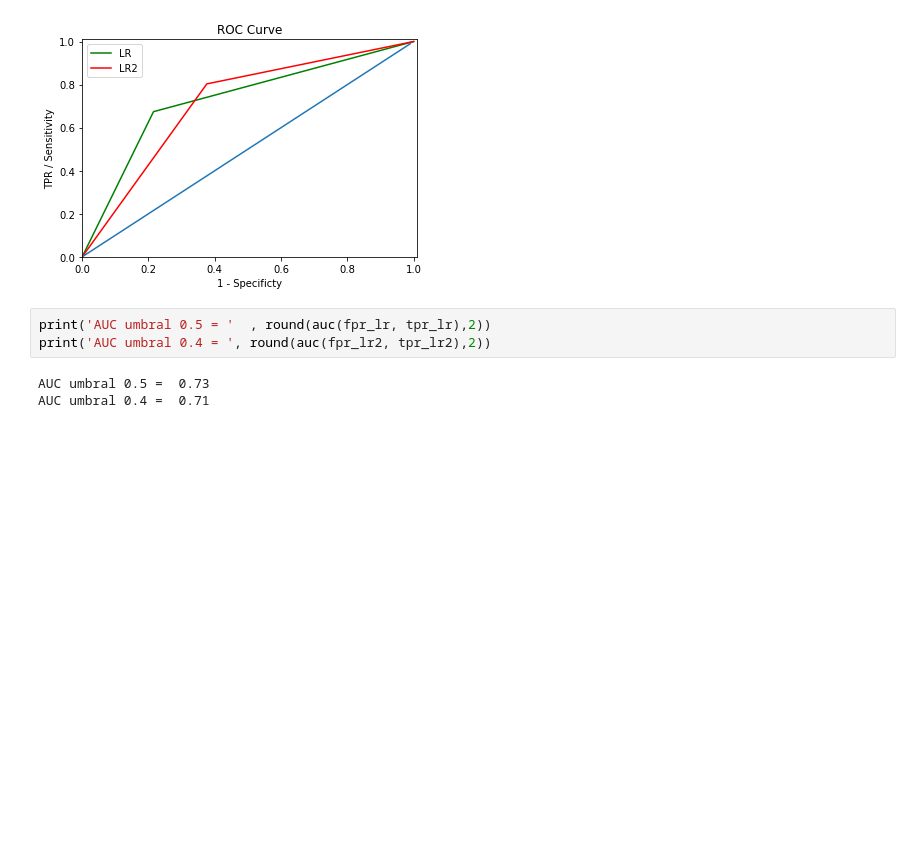
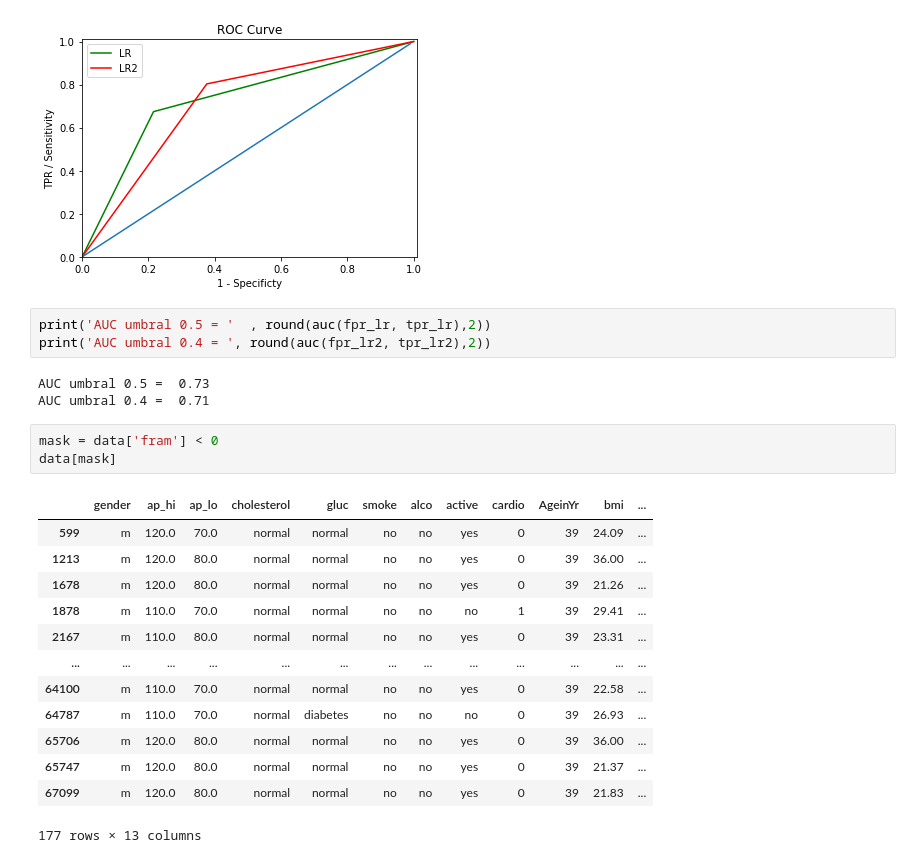
Before and after one commit to javisrv/Cardiovascular_event_prediction, a Jupyter notebook: scripts/RL.ipynb, the cells around one changed output. Drawn from its saved outputs; the diff is of its cells as text; blank space fills up the shorter version.

```diff
--- a/scripts/RL.ipynb
+++ b/scripts/RL.ipynb
@@ -293,3 +293,20 @@ print('AUC umbral 0.4 = ', round(auc(fpr_lr2, tpr_lr2),2))
 # %% [output]
 AUC umbral 0.5 =  0.73
 AUC umbral 0.4 =  0.71
+# %%
+mask = data['fram'] < 0
+data[mask]
+# %% [output]
+|  | gender | ap_hi | ap_lo | cholesterol | gluc | smoke | alco | active | cardio | AgeinYr | bmi | ... |
+| 599 | m | 120.0 | 70.0 | normal | normal | no | no | yes | 0 | 39 | 24.09 | ... |
+| 1213 | m | 120.0 | 80.0 | normal | normal | no | no | yes | 0 | 39 | 36.00 | ... |
+| 1678 | m | 120.0 | 80.0 | normal | normal | no | no | yes | 0 | 39 | 21.26 | ... |
+| 1878 | m | 110.0 | 70.0 | normal | normal | no | no | no | 1 | 39 | 29.41 | ... |
+| 2167 | m | 110.0 | 80.0 | normal | normal | no | no | yes | 0 | 39 | 23.31 | ... |
+| ... | ... | ... | ... | ... | ... | ... | ... | ... | ... | ... | ... | ... |
+| 64100 | m | 110.0 | 70.0 | normal | normal | no | no | yes | 0 | 39 | 22.58 | ... |
+| 64787 | m | 110.0 | 70.0 | normal | diabetes | no | no | no | 0 | 39 | 26.93 | ... |
+| 65706 | m | 120.0 | 80.0 | normal | normal | no | no | yes | 0 | 39 | 36.00 | ... |
+| 65747 | m | 120.0 | 80.0 | normal | normal | no | no | yes | 0 | 39 | 21.37 | ... |
+| 67099 | m | 120.0 | 80.0 | normal | normal | no | no | yes | 0 | 39 | 21.83 | ... |
+177 rows × 13 columns
```
Also changed, not shown: parts of 1 cell of this notebook, 2 other files.
